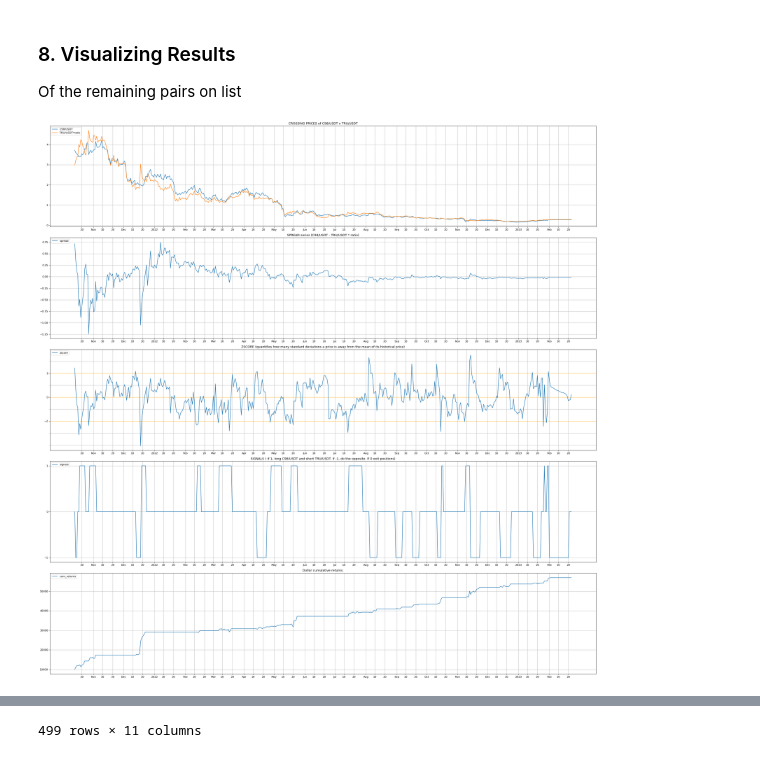
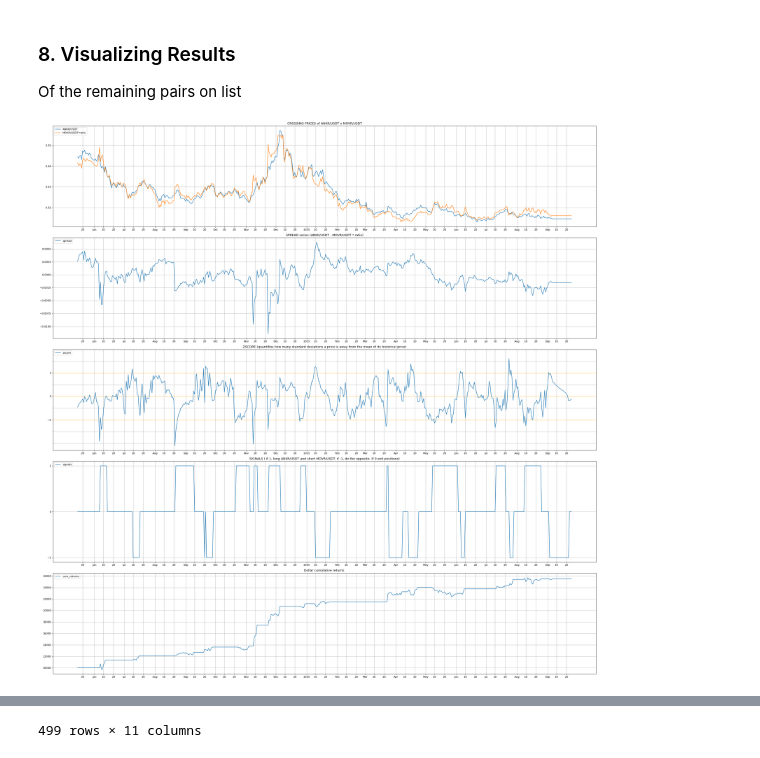
Before and after one commit to Algo-Tradings/statistical-arbitrage-research, a Jupyter notebook: app_backtester.ipynb, the cells around one changed output, grey strips where cells are left out. Drawn from its saved outputs; the diff is of its cells as text; code cells hidden in the pictures.

```diff
--- a/app_backtester.ipynb
+++ b/app_backtester.ipynb
@@ -18,11 +18,11 @@ from backtest import Backtester
 Adjust the settings before run.
 # %%
 is_new_historical_data = False
-is_new_backtesting = True
+is_new_backtesting = False
 exchange = 'binance'
 timeframe = '1d'
 interval = '2 years ago'
-min_correlation = 0.51
+min_correlation = 0.75
 # %% [markdown]
 <h3>4. Research Data </h3>
 Load previous data or get new data by selecting the desired timeframe, interval and minimum correlation for new data
@@ -134,7 +122,7 @@ df_exports
 <h3>8. Visualizing Results </h3>
 Of the remaining pairs on list
 # %%
-output_df = backtest.plot('C98/USDT', 'TRU/USDT')
+output_df = backtest.plot('ANKR/USDT', 'MOVR/USDT')
 output_df
 # %% [output]
-[figure, old version]
+[figure, new version]
```
Also changed, not shown: parts of 5 cells of this notebook, 8 other files.
